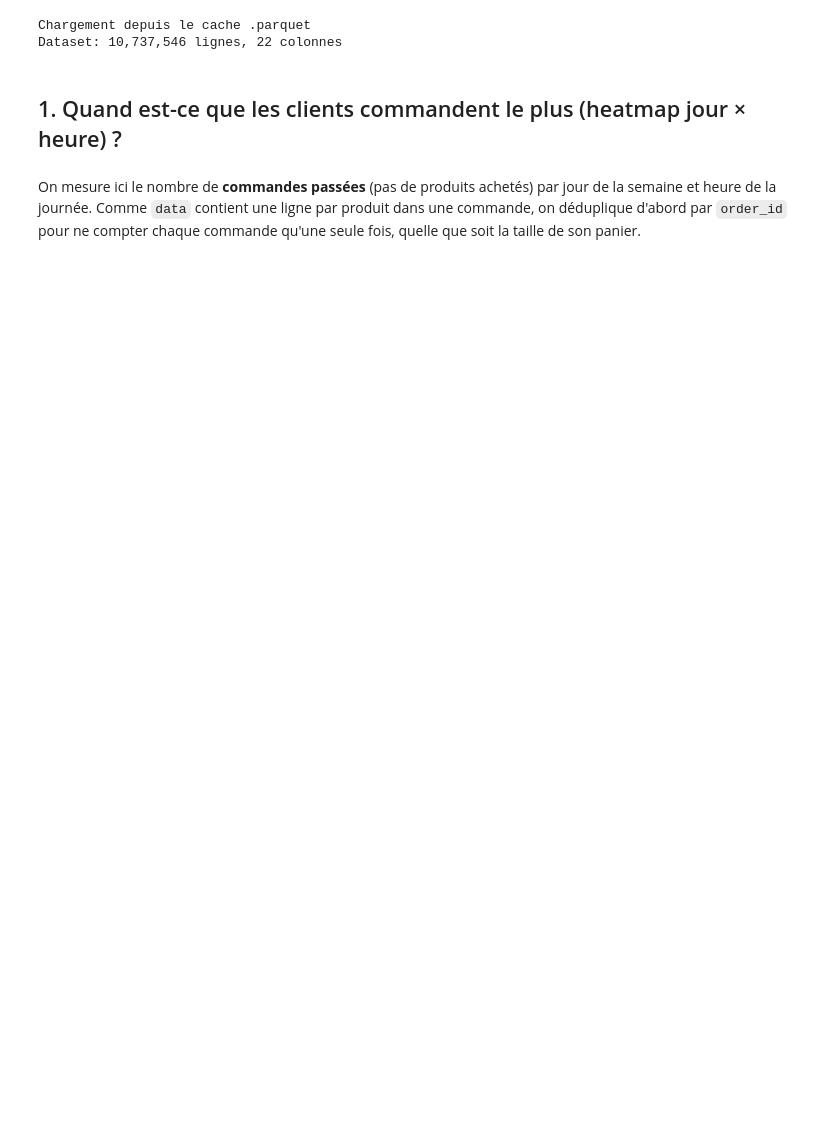
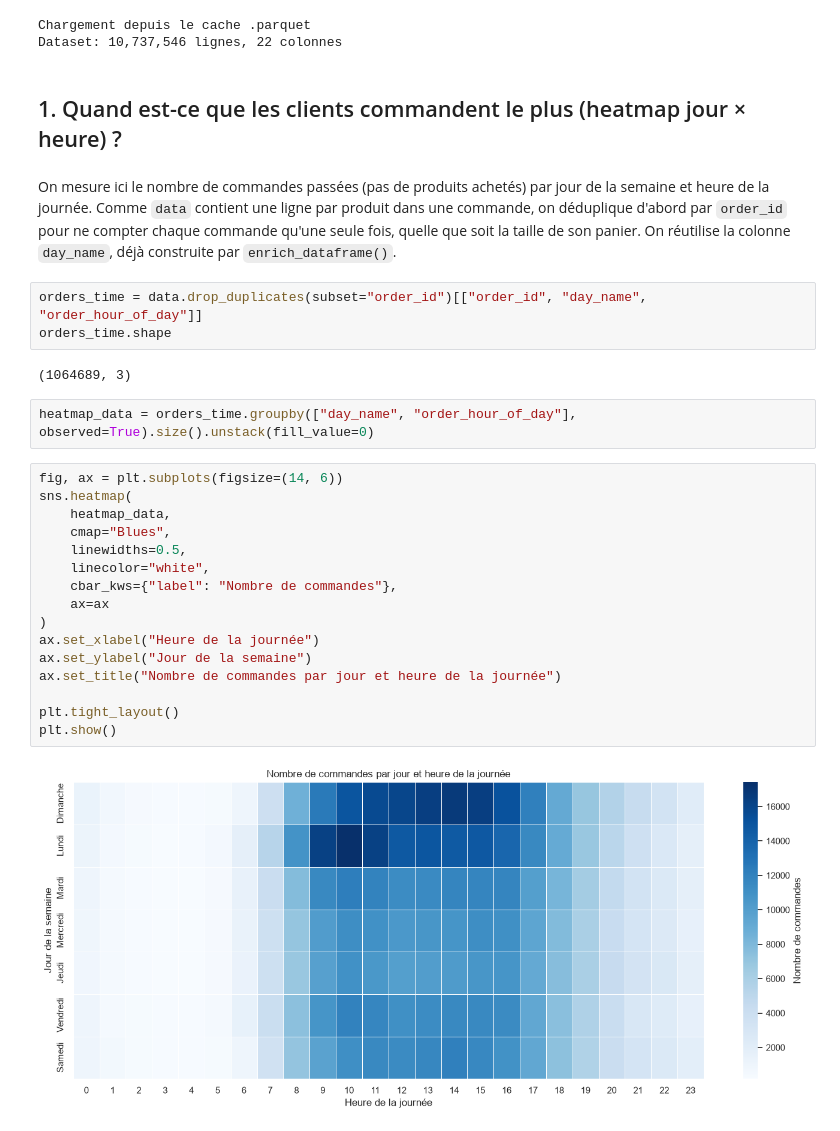
Before and after one commit to aurore204/Grocery-EDA-Reorder-Prediction, a Jupyter notebook: notebooks/04_temporality.ipynb, the cells around one changed output. Cells and saved outputs as stored; diff of their text form; blank space fills up the shorter version.

Commit message:
:construction: add Heatmap and conclusion

```diff
--- a/notebooks/04_temporality.ipynb
+++ b/notebooks/04_temporality.ipynb
@@ -51,4 +55,29 @@ Dataset: 10,737,546 lignes, 22 colonnes
 # %% [markdown]
 ## 1. Quand est-ce que les clients commandent le plus (heatmap jour × heure) ?
 # %% [markdown]
-On mesure ici le nombre de **commandes passées** (pas de produits achetés) par jour de la semaine et heure de la journée. Comme `data` contient une ligne par produit dans une commande, on déduplique d'abord par `order_id` pour ne compter chaque commande qu'une seule fois, quelle que soit la taille de son panier.
+On mesure ici le nombre de commandes passées (pas de produits achetés) par jour de la semaine et heure de la journée. Comme `data` contient une ligne par produit dans une commande, on déduplique d'abord par `order_id` pour ne compter chaque commande qu'une seule fois, quelle que soit la taille de son panier. On réutilise la colonne `day_name`, déjà construite par `enrich_dataframe()`.
+# %%
+orders_time = data.drop_duplicates(subset="order_id")[["order_id", "day_name", "order_hour_of_day"]]
+orders_time.shape
+# %% [output]
+(1064689, 3)
+# %%
+heatmap_data = orders_time.groupby(["day_name", "order_hour_of_day"], observed=True).size().unstack(fill_value=0)
+# %%
+fig, ax = plt.subplots(figsize=(14, 6))
+sns.heatmap(
+    heatmap_data,
+    cmap="Blues",
+    linewidths=0.5,
+    linecolor="white",
+    cbar_kws={"label": "Nombre de commandes"},
+    ax=ax
+)
+ax.set_xlabel("Heure de la journée")
+ax.set_ylabel("Jour de la semaine")
+ax.set_title("Nombre de commandes par jour et heure de la journée")
+
+plt.tight_layout()
+plt.show()
+# %% [output]
+[figure, added]
```
Also changed, not shown: parts of 2 cells of this notebook.
